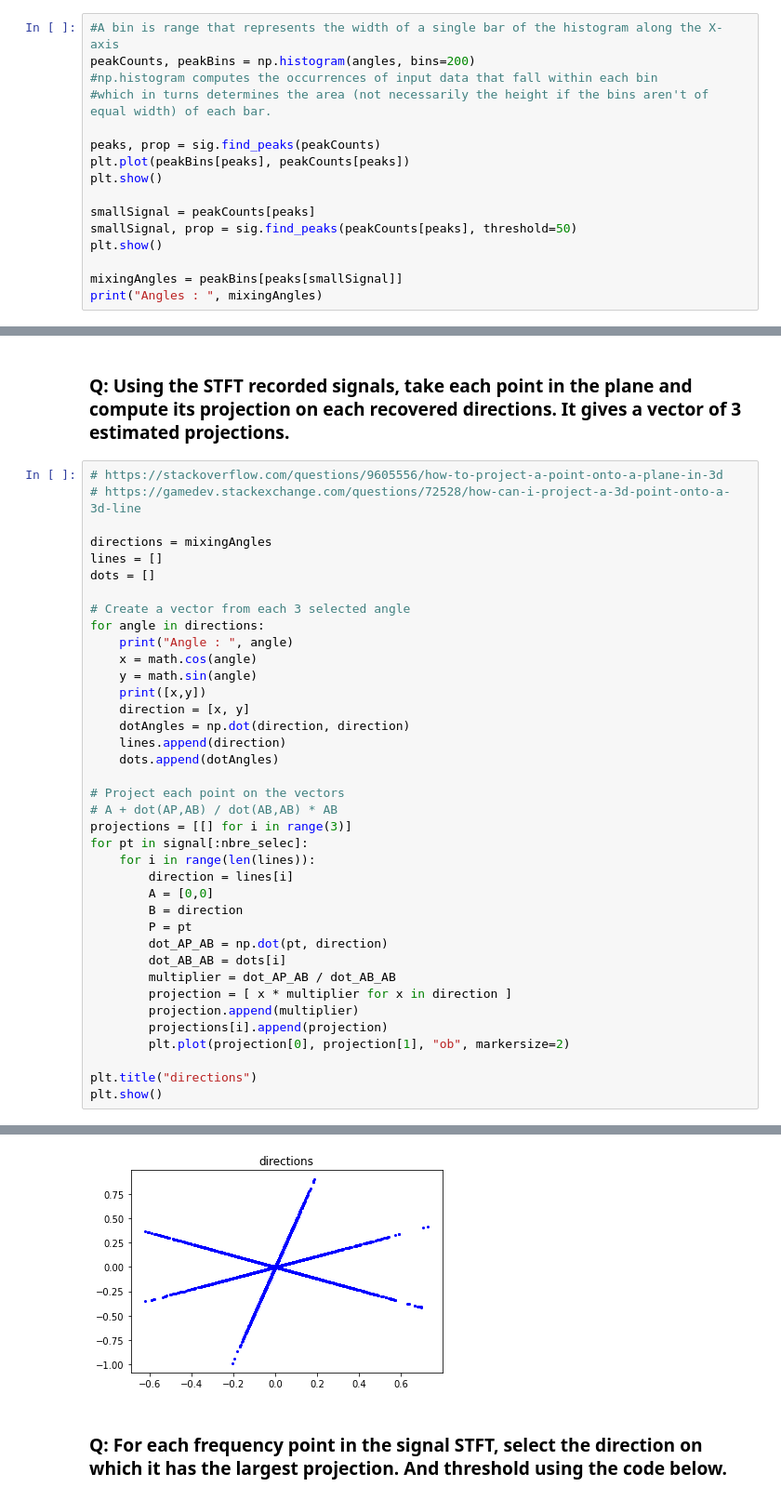
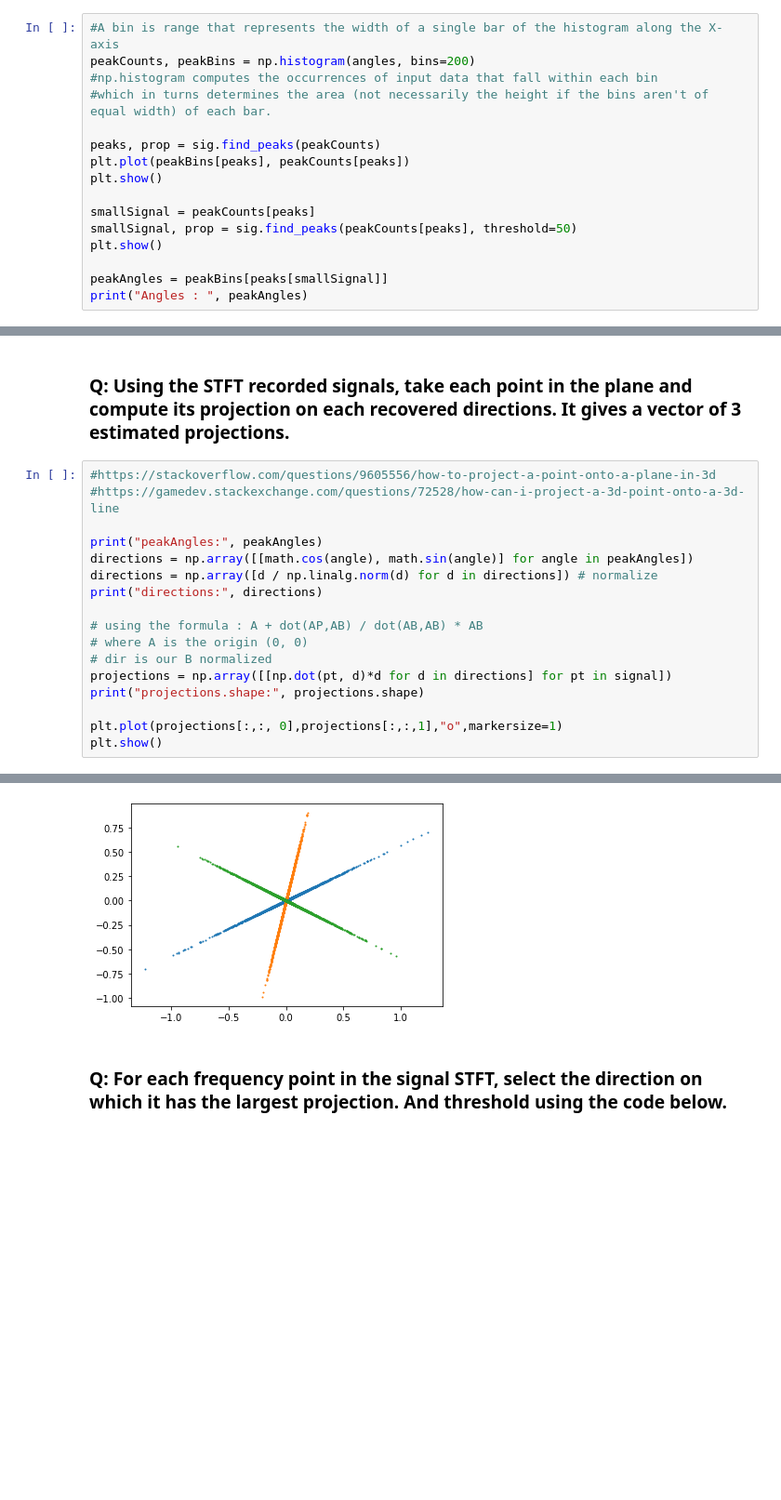
Before and after one commit to guillaume-haerinck/imac-tp-signal, a Jupyter notebook: m2-semestre1/TD4/TD3 Spectral Analysis and Filtering-Exercise.ipynb, the cells around one changed output, grey strips where cells are left out. Shown at 93% size. Drawn from its saved outputs; the diff is of its cells as text; blank space fills up the shorter version.

Commit message:
[TD4] Last questions left only

```diff
--- a/m2-semestre1/TD4/TD3 Spectral Analysis and Filtering-Exercise.ipynb
+++ b/m2-semestre1/TD4/TD3 Spectral Analysis and Filtering-Exercise.ipynb
@@ -176,49 +176,28 @@ smallSignal = peakCounts[peaks]
 smallSignal, prop = sig.find_peaks(peakCounts[peaks], threshold=50)
 plt.show()
 
-mixingAngles = peakBins[peaks[smallSignal]]
-print("Angles : ", mixingAngles)
+peakAngles = peakBins[peaks[smallSignal]]
+print("Angles : ", peakAngles)
 # %% [output]
 [figure]
 Angles :  [0.51827047 1.36632741 2.60700331]
 # %% [markdown]
 ### Q: Using the STFT recorded signals, take each point in the plane and compute its projection on each recovered directions. It gives a vector of 3 estimated projections.
 # %%
-# https://stackoverflow.com/questions/9605556/how-to-project-a-point-onto-a-plane-in-3d
-# https://gamedev.stackexchange.com/questions/72528/how-can-i-project-a-3d-point-onto-a-3d-line
+#https://stackoverflow.com/questions/9605556/how-to-project-a-point-onto-a-plane-in-3d
+#https://gamedev.stackexchange.com/questions/72528/how-can-i-project-a-3d-point-onto-a-3d-line
 
-directions = mixingAngles
-lines = []
-dots = []
+print("peakAngles:", peakAngles)
+directions = np.array([[math.cos(angle), math.sin(angle)] for angle in peakAngles])
+directions = np.array([d / np.linalg.norm(d) for d in directions]) # normalize
+print("directions:", directions)
 
-# Create a vector from each 3 selected angle
-for angle in directions:
-    print("Angle : ", angle)
-    x = math.cos(angle)
-    y = math.sin(angle)
-    print([x,y])
-    direction = [x, y]
-    dotAngles = np.dot(direction, direction)
-    lines.append(direction)
-    dots.append(dotAngles)
+# using the formula : A + dot(AP,AB) / dot(AB,AB) * AB
+# where A is the origin (0, 0)
+# dir is our B normalized
+projections = np.array([[np.dot(pt, d)*d for d in directions] for pt in signal])
+print("projections.shape:", projections.shape)
 
-# Project each point on the vectors
-# A + dot(AP,AB) / dot(AB,AB) * AB
-projections = [[] for i in range(3)]
-for pt in signal[:nbre_selec]:
-    for i in range(len(lines)):
-        direction = lines[i]
-        A = [0,0]
-        B = direction
-        P = pt
-        dot_AP_AB = np.dot(pt, direction)
-        dot_AB_AB = dots[i]
-        multiplier = dot_AP_AB / dot_AB_AB
-        projection = [ x * multiplier for x in direction ]
-        projection.append(multiplier)
-        projections[i].append(projection)
-        plt.plot(projection[0], projection[1], "ob", markersize=2)
-
-plt.title("directions")
+plt.plot(projections[:,:, 0],projections[:,:,1],"o",markersize=1)
 plt.show()
 # %% [output]
@@ -231,3 +209,3 @@ Angle :  2.6070033115981657
-[figure, old version]
+[figure, new version]
 # %% [markdown]
 ### Q: For each frequency point in the signal STFT, select the direction on which it has the largest projection. And threshold using the code below.
```
Also changed, not shown: parts of 11 cells of this notebook.
